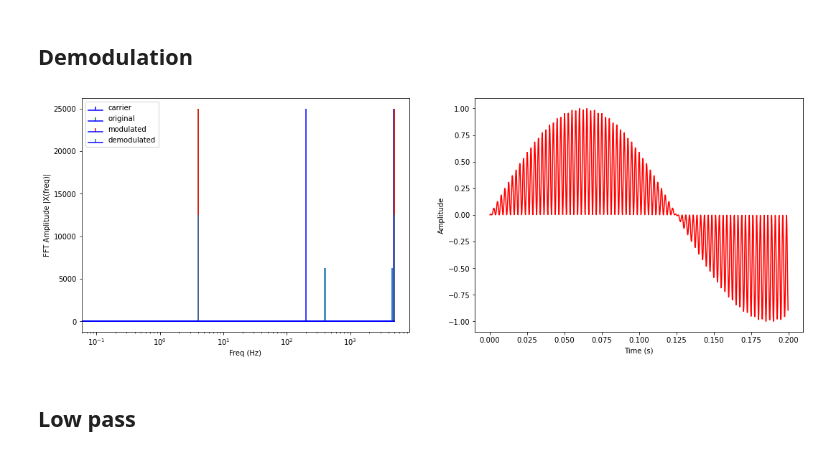
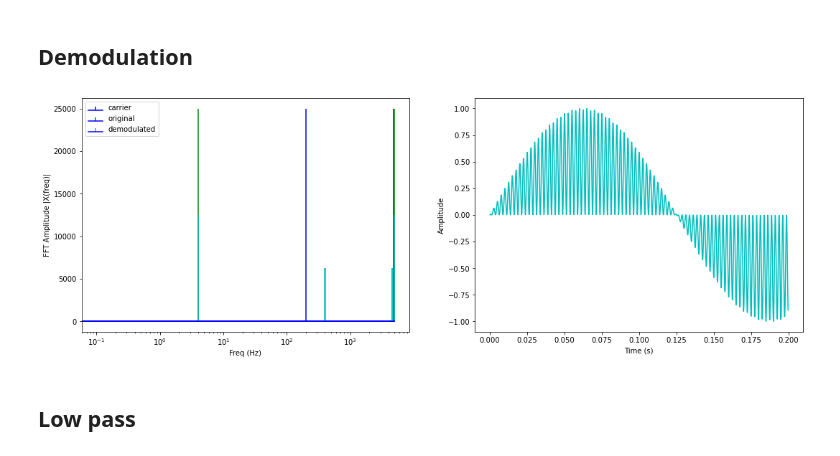
Before and after one commit to mikprin/signals_notebook, a Jupyter notebook: wave_modulation/wave_modulation.ipynb, the cells around one changed output. Saved outputs shown, nothing was run; the diff lists cells and outputs as text; code cells hidden in the pictures.

```diff
--- a/wave_modulation/wave_modulation.ipynb
+++ b/wave_modulation/wave_modulation.ipynb
@@ -140,26 +170,24 @@ fft_s_d = fft(s_d)
 # %%
 plt.figure(figsize = (18, 6))
 plt.subplot(121)
 
 plt.stem(freq, np.abs(fft_s2), linefmt='b', markerfmt=" ", basefmt="-b",label="carrier")
 plt.stem(freq, np.abs(fft_s1), linefmt='g', markerfmt=" ", basefmt="-b",label="original")
-plt.stem(freq, np.abs(fft_s1), linefmt='r', markerfmt=" ", basefmt="-b",label="modulated")
-plt.stem(freq, np.abs(fft_s_d), linefmt='p', markerfmt=" ", basefmt="-b",label="demodulated")
+#plt.stem(freq, np.abs(fft_s1), linefmt='r', markerfmt=" ", basefmt="-b",label="modulated")
+plt.stem(freq, np.abs(fft_s_d), linefmt='c', markerfmt=" ", basefmt="-b",label="demodulated")
 plt.legend()
 plt.xlabel('Freq (Hz)')
 plt.ylabel('FFT Amplitude |X(freq)|')
 # plt.xlim(95, 105)
 plt.xscale("log")
 plt.subplot(122)
 # plt.plot(t, ifft(X), 'r')
 plt.xlabel('Time (s)')
 plt.ylabel('Amplitude')
-# plt.plot(t,s3,c="b")
-plt.plot(t[0:1000],s_d[0:1000],c="r")
-# plt.tight_layout()
+plt.plot(t[0:1000],s_d[0:1000],c="c")
 plt.show()
 # %% [output]
-[figure, old version]
+[figure, new version]
 # %% [markdown]
 ## Low pass
 # %% [markdown]
```
Also changed, not shown: parts of 11 cells of this notebook.
